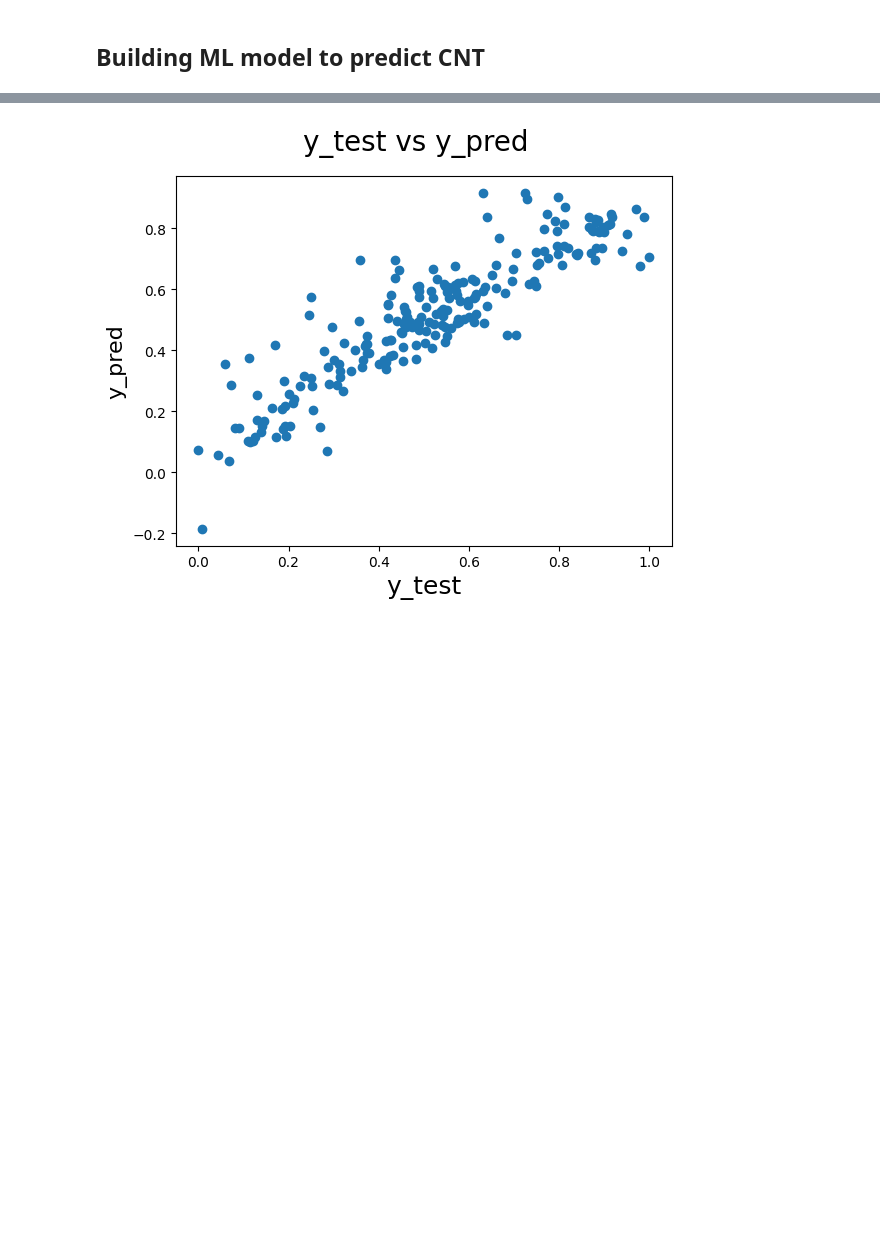
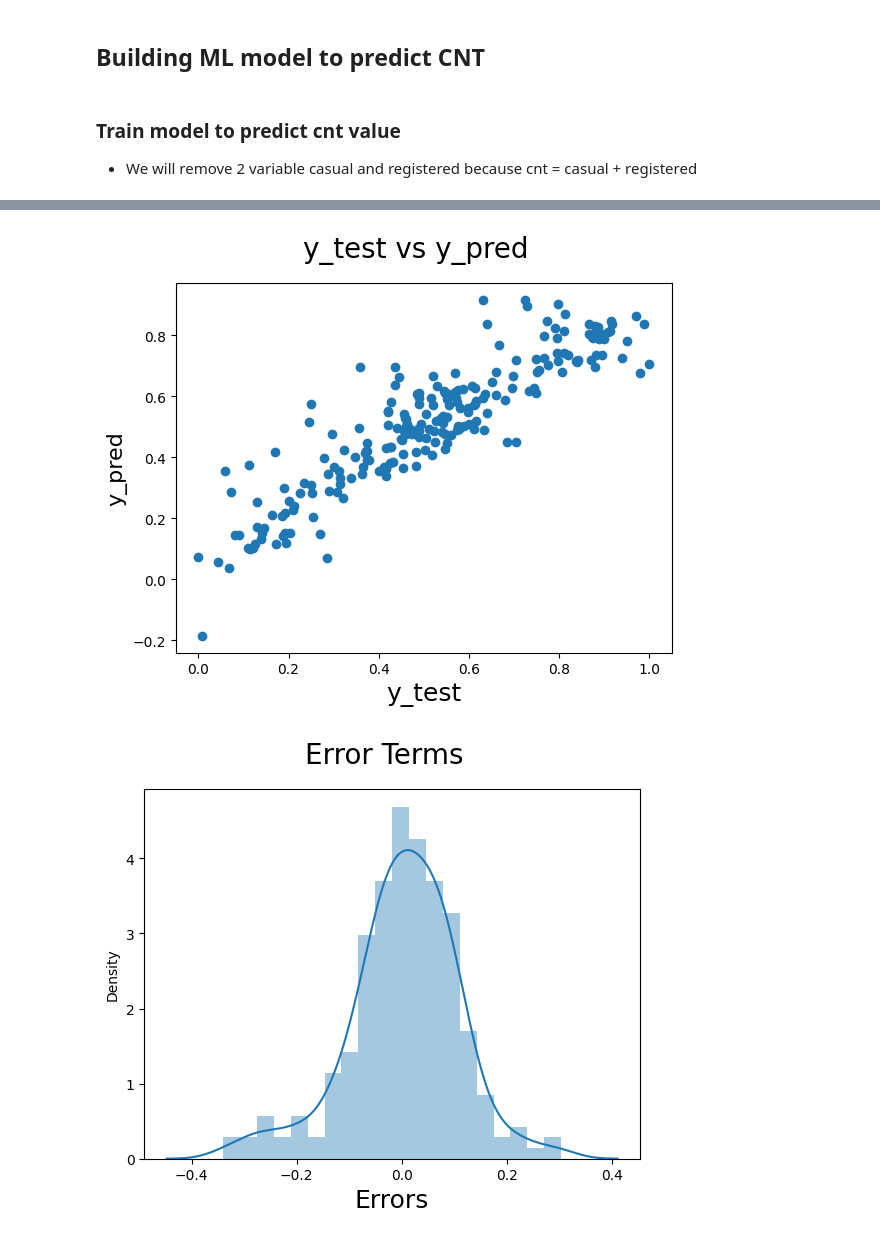
Before and after one commit to irish-luong/ML-multiple-linear-regression-case-study, a Jupyter notebook: notebooks.ipynb, the cells around one changed output, grey strips where cells are left out. Drawn from its saved outputs; the diff is of its cells as text; code cells hidden in the pictures; blank space fills up the shorter version.

Commit message:
implemented abstract model training class

```diff
--- a/notebooks.ipynb
+++ b/notebooks.ipynb
@@ -428,16 +425,20 @@ class OLSModel:
         vif = vif.sort_values(by = "VIF", ascending = False)
         return vif
 
-    def residual_analyze(self) -> dict:
+    def residual_analyze(self) -> None:
 
         if self.model is None:
             raise NotImplementedError("Model hasn't trained yet.")
 
-        return  {
+        result =  {
             'vif': self.vif,
             'model_params':  self.model.params,
             'model_summary': self.model.summary(),
         }
+
+        for k, v in result.items():
+            print(f'========================= {k} =========================')
+            pprint(v)
 
     def show_evaluation(self) -> None:
         """
@@ -450,16 +451,28 @@ class OLSModel:
         plt.xlabel('y_test', fontsize = 18)                          # X-label
         plt.ylabel('y_pred', fontsize = 16)
         plt.show()
+
+    def show_error(self) -> None:
+        fig = plt.figure()
+        sns.distplot((self.y_test - self.y_predict), bins = 20)
+        fig.suptitle('Error Terms', fontsize = 20)                  # Plot heading
+        plt.xlabel('Errors', fontsize = 18)
 # %% [markdown]
 ## Building ML model to predict CNT
+# %% [markdown]
+###  Train model to predict cnt value
+- We will remove 2 variable casual and registered because cnt = casual + registered
 # %%
 target_variable = 'cnt'
 
 # Some fields have relationship with target variable will be deleted at the begining
-init_drop_variables = ["registered", "casual"]
+# cnt = registered + casual
+# temp is high correlate with atemp
+init_drop_variables = ['registered', 'casual']
 
 # Remove registered casual to avoid bias
 cnt_train_df = df_train.drop(init_drop_variables, axis=1)
+cnt_test_df = df_test.drop(init_drop_variables, axis=1)
 
 
 # Diving train dataset to have X and Y
@@ -467,26 +480,21 @@ cnt_y_train = cnt_train_df.pop(target_variable)
 cnt_X_train = cnt_train_df
 
 # Diving test dataset to have X and Y
-cnt_test_df = df_test.drop(init_drop_variables, axis=1)
-
-
-# Scaling numerical variables
 cnt_y_test = cnt_test_df.pop(target_variable)
 cnt_X_test = cnt_test_df[cnt_X_train.columns]
 
 
-# Select 5 the most important features
+# Select top 10 the most important features by RFE algorithm
+
 features = OLSModel.auto_select_features(
     algorithm='rfe',
     X=cnt_X_train,
     y=cnt_y_train,
-    n_features_to_select=5
+    n_features_to_select=10
     )
 
-print(features)
-
 # Build model with all fields
-model_1 = OLSModel(
+cnt_model_v1 = OLSModel(
     model_id='bike_sharing_cnt_predictor',
     X_train=cnt_X_train,
     y_train=cnt_y_train,
@@ -495,11 +503,13 @@ model_1 = OLSModel(
     model_version='v1'
 )
 
-model_1.train()
+cnt_model_v1.train()
 
-pprint(model_1.residual_analyze())
+cnt_model_v1.residual_analyze()
 
-model_1.test()
+cnt_model_v1.test()
 
-model_1.show_evaluation()
+cnt_model_v1.show_evaluation()
+
+cnt_model_v1.show_error()
 # %% [output]
@@ -522,2 +532,3 @@ windspeed    -0.178078
 y_predict is set
 [figure]
+[figure, added]
```
Also changed, not shown: parts of 12 cells of this notebook.
